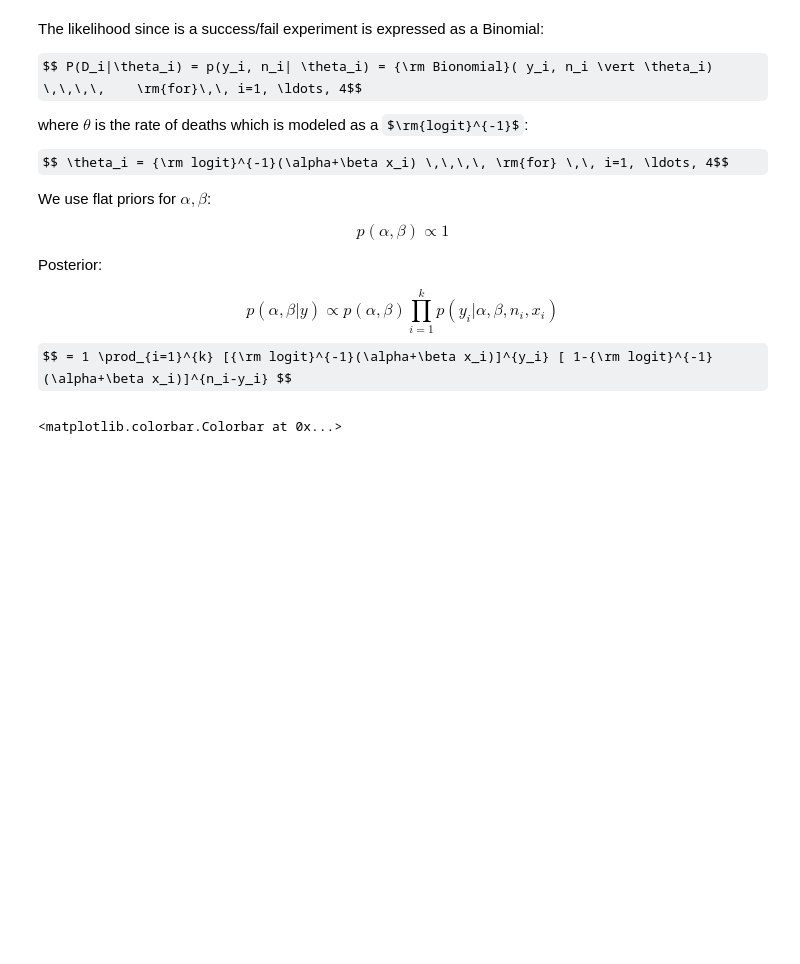
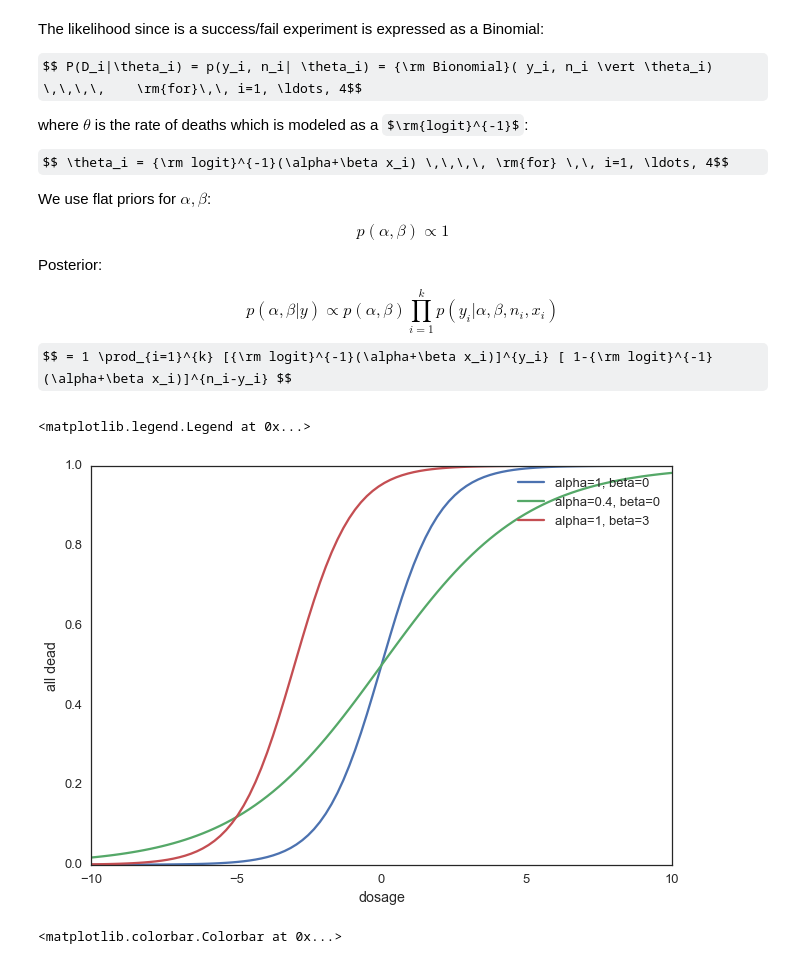
Before and after one commit to amlsf/stochastic_methods, a Jupyter notebook: Lectures/Lecture07_MCMC.ipynb, the cells around one changed output. Saved outputs shown, nothing was run; the diff lists cells and outputs as text; code cells hidden in the pictures; some formulas as TeX source; blank space fills up the shorter version.

```diff
--- a/Lectures/Lecture07_MCMC.ipynb
+++ b/Lectures/Lecture07_MCMC.ipynb
@@ -227,6 +227,17 @@ def calc_posterior(a, b, y=Y, x=X):
     p = np.product((logitInv(a+b*x)**y)*(1.0-logitInv( a+b*x))**(n-y))
 
     return p
+# %%
+xx = np.linspace(-10,10,100)
+plt.plot(xx, logitInv(xx), label="alpha=1, beta=0")
+plt.plot(xx, logitInv(0.4*xx), label="alpha=0.4, beta=0")
+plt.plot(xx, logitInv(xx+3), label="alpha=1, beta=3")
+plt.xlabel("dosage")
+plt.ylabel("all dead")
+plt.legend()
+# %% [output]
+<matplotlib.legend.Legend at 0x...>
+[figure, added]
 # %%
 # check my posterior. I do a brute force just to make sure I do the right thing
 X1 = np.linspace(-3,7,101) # alpha
```
Also changed, not shown: parts of 12 cells of this notebook, 3 other files.
